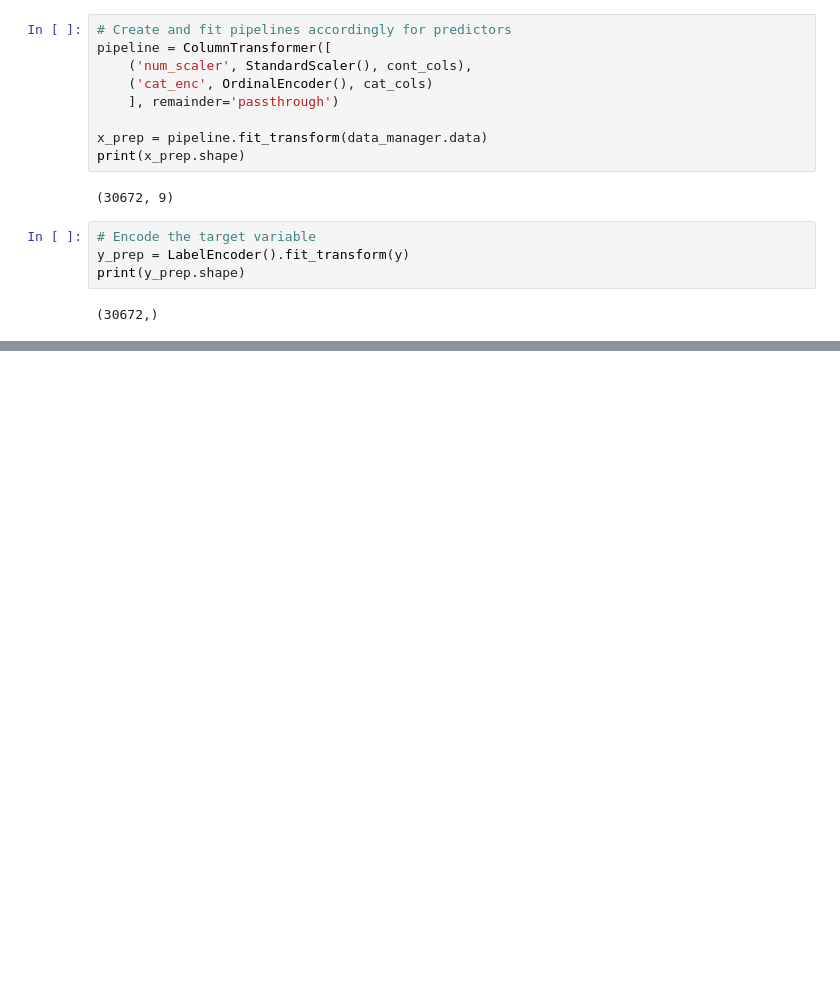
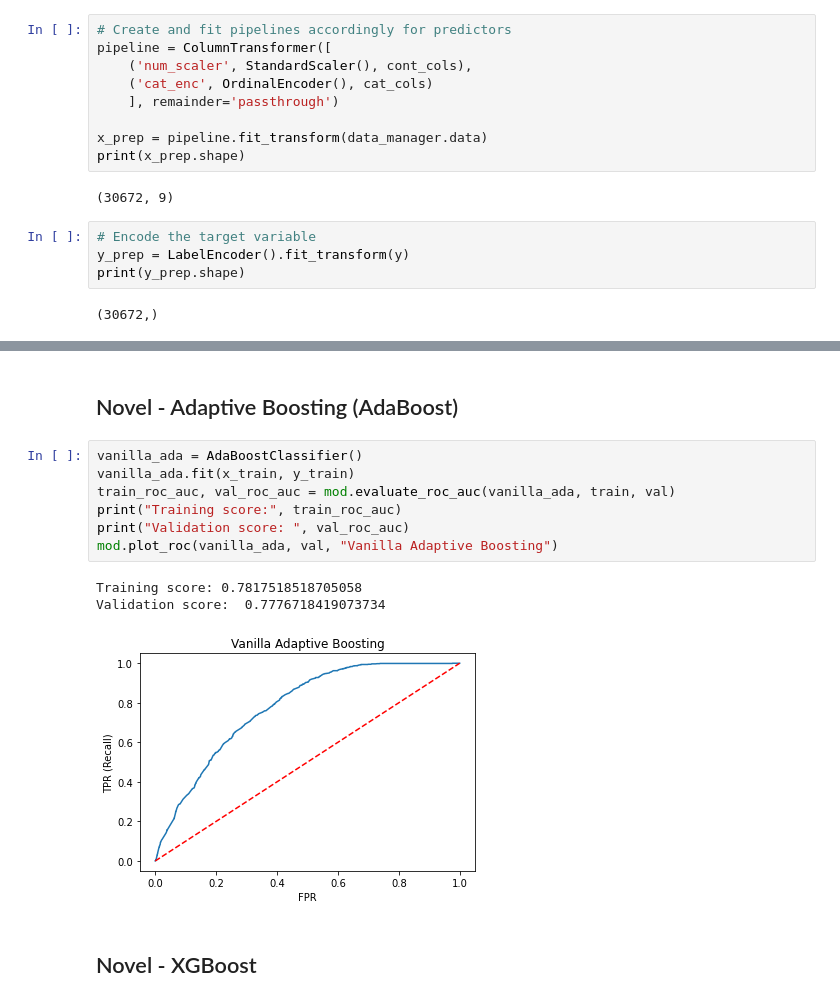
Before and after one commit to Mkho-cs/Loan-Repayment-EDA-Predictive, a Jupyter notebook: notebooks/modelling.ipynb, the cells around one changed output, grey strips where cells are left out. Drawn from its saved outputs; the diff is of its cells as text; blank space fills up the shorter version.

```diff
--- a/notebooks/modelling.ipynb
+++ b/notebooks/modelling.ipynb
@@ -115,0 +155,15 @@ print(y_train.shape, y_val.shape)
+# %% [markdown]
+## Novel - Adaptive Boosting (AdaBoost)
+# %%
+vanilla_ada = AdaBoostClassifier()
+vanilla_ada.fit(x_train, y_train)
+train_roc_auc, val_roc_auc = mod.evaluate_roc_auc(vanilla_ada, train, val)
+print("Training score:", train_roc_auc)
+print("Validation score: ", val_roc_auc)
+mod.plot_roc(vanilla_ada, val, "Vanilla Adaptive Boosting")
+# %% [output]
+Training score: 0.7817518518705058
+Validation score:  0.7776718419073734
+[figure, added]
+# %% [markdown]
+## Novel - XGBoost
```
Also changed, not shown: parts of 10 cells of this notebook.
